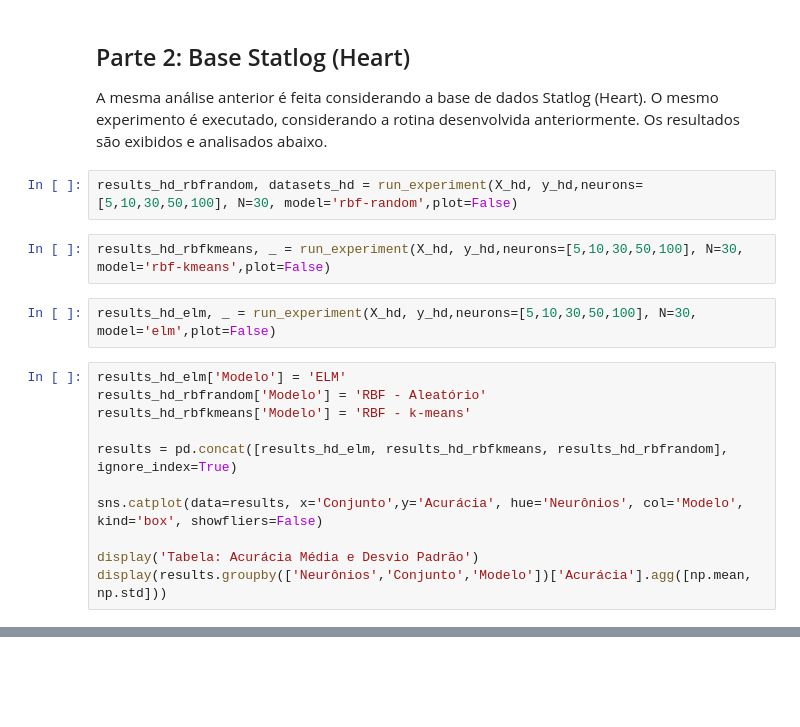
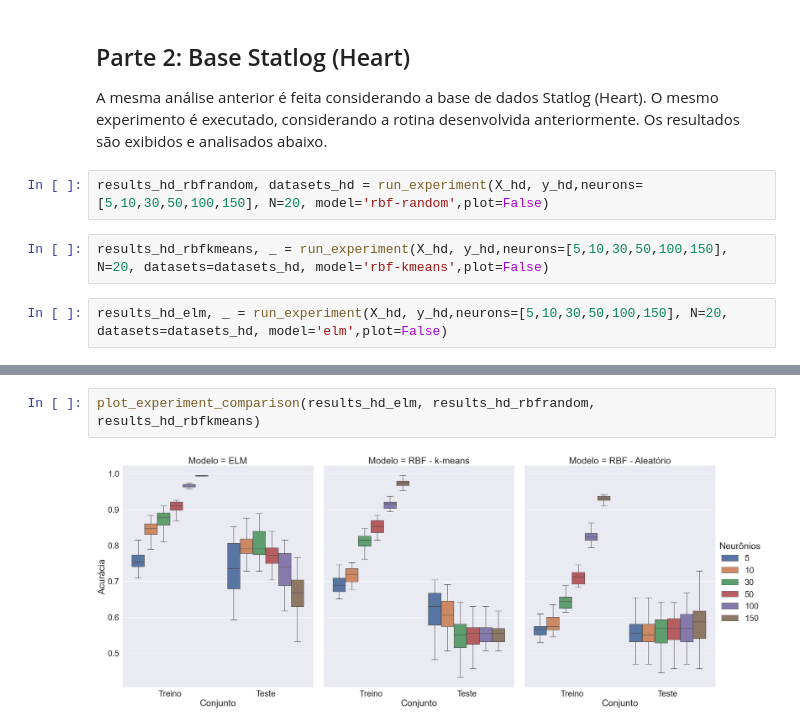
Before and after one commit to vicrsp/rna-ppgee, a Jupyter notebook: exercicios/ex8/Redes Neurais Artificiais - Exercício 8.ipynb, the cells around one changed output, grey strips where cells are left out. Cells and saved outputs as stored; diff of their text form; blank space fills up the shorter version.

```diff
--- a/exercicios/ex8/Redes Neurais Artificiais - Exercício 8.ipynb
+++ b/exercicios/ex8/Redes Neurais Artificiais - Exercício 8.ipynb
@@ -266,19 +276,8 @@ A seguir são exibidos os resultados do mesmo experimento considerando o RBF com
 
 A mesma análise anterior é feita considerando a base de dados Statlog (Heart). O mesmo experimento é executado, considerando a rotina desenvolvida anteriormente. Os resultados são exibidos e analisados abaixo.
 # %%
-results_hd_rbfrandom, datasets_hd = run_experiment(X_hd, y_hd,neurons=[5,10,30,50,100], N=30, model='rbf-random',plot=False)
+results_hd_rbfrandom, datasets_hd = run_experiment(X_hd, y_hd,neurons=[5,10,30,50,100,150], N=20, model='rbf-random',plot=False)
 # %%
-results_hd_rbfkmeans, _ = run_experiment(X_hd, y_hd,neurons=[5,10,30,50,100], N=30, model='rbf-kmeans',plot=False)
+results_hd_rbfkmeans, _ = run_experiment(X_hd, y_hd,neurons=[5,10,30,50,100,150], N=20, datasets=datasets_hd, model='rbf-kmeans',plot=False)
 # %%
-results_hd_elm, _ = run_experiment(X_hd, y_hd,neurons=[5,10,30,50,100], N=30, model='elm',plot=False)
+results_hd_elm, _ = run_experiment(X_hd, y_hd,neurons=[5,10,30,50,100,150], N=20, datasets=datasets_hd, model='elm',plot=False)
-# %%
-results_hd_elm['Modelo'] = 'ELM'
-results_hd_rbfrandom['Modelo'] = 'RBF - Aleatório'
-results_hd_rbfkmeans['Modelo'] = 'RBF - k-means'
-
-results = pd.concat([results_hd_elm, results_hd_rbfkmeans, results_hd_rbfrandom], ignore_index=True)
-
-sns.catplot(data=results, x='Conjunto',y='Acurácia', hue='Neurônios', col='Modelo', kind='box', showfliers=False)
-
-display('Tabela: Acurácia Média e Desvio Padrão')
-display(results.groupby(['Neurônios','Conjunto','Modelo'])['Acurácia'].agg([np.mean, np.std]))
@@ -302,0 +284,4 @@ Outro resultado importante foi que o Perceptron, embora seja um modelo mais simp
+# %%
+plot_experiment_comparison(results_hd_elm, results_hd_rbfrandom, results_hd_rbfkmeans)
+# %% [output]
+[figure, added]
```
Also changed, not shown: parts of 18 cells of this notebook, 1 other file.
